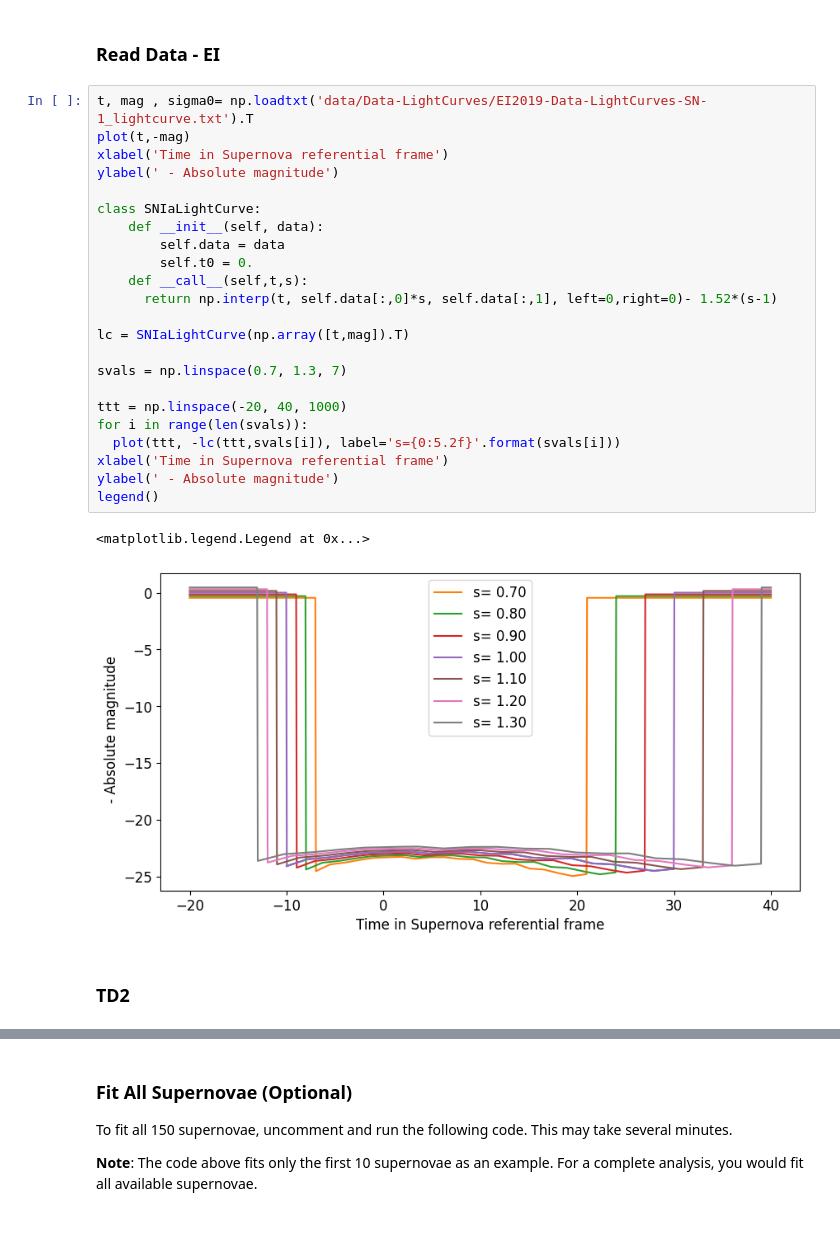
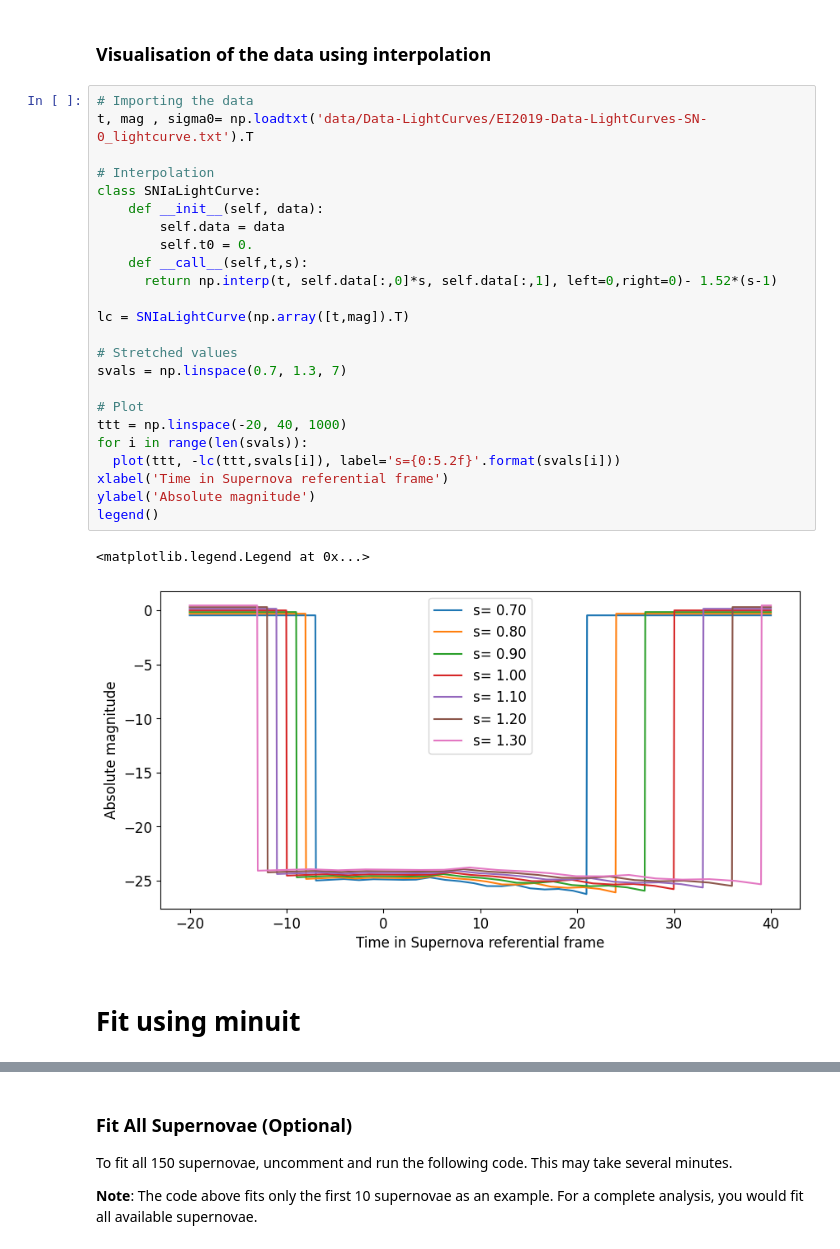
Before and after one commit to aminemahd13/EI-cosmo-A, a Jupyter notebook: SN3/minuit.ipynb, the cells around one changed output, grey strips where cells are left out. Saved outputs shown, nothing was run; the diff lists cells and outputs as text.

```diff
--- a/SN3/minuit.ipynb
+++ b/SN3/minuit.ipynb
@@ -25,35 +25,36 @@ Requirement already satisfied: numpy in c:\users\paul\appdata\local\programs\pyt
 Requirement already satisfied: iminuit in c:\users\paul\appdata\local\programs\python\python313\lib\site-packages (2.31.1)
 Requirement already satisfied: numpy>=1.21 in c:\users\paul\appdata\local\programs\python\python313\lib\site-packages (from iminuit) (2.1.3)
 # %% [markdown]
-###  Read Data - EI
+###  Visualisation of the data using interpolation
 # %%
-t, mag , sigma0= np.loadtxt('data/Data-LightCurves/EI2019-Data-LightCurves-SN-1_lightcurve.txt').T
-plot(t,-mag)
-xlabel('Time in Supernova referential frame')
-ylabel(' - Absolute magnitude')
+# Importing the data
+t, mag , sigma0= np.loadtxt('data/Data-LightCurves/EI2019-Data-LightCurves-SN-0_lightcurve.txt').T
 
+# Interpolation
 class SNIaLightCurve:
     def __init__(self, data):
         self.data = data
         self.t0 = 0.
     def __call__(self,t,s):
       return np.interp(t, self.data[:,0]*s, self.data[:,1], left=0,right=0)- 1.52*(s-1)
 
 lc = SNIaLightCurve(np.array([t,mag]).T)
 
+# Stretched values
 svals = np.linspace(0.7, 1.3, 7)
 
+# Plot
 ttt = np.linspace(-20, 40, 1000)
 for i in range(len(svals)):
   plot(ttt, -lc(ttt,svals[i]), label='s={0:5.2f}'.format(svals[i]))
 xlabel('Time in Supernova referential frame')
-ylabel(' - Absolute magnitude')
+ylabel('Absolute magnitude')
 legend()
 # %% [output]
 <matplotlib.legend.Legend at 0x...>
-[figure, old version]
+[figure, new version]
 # %% [markdown]
-### TD2
+# Fit using minuit
 # %% [markdown]
 ### Use of minuit on our data
 
```
Also changed, not shown: parts of 8 cells of this notebook, 1 other file.
